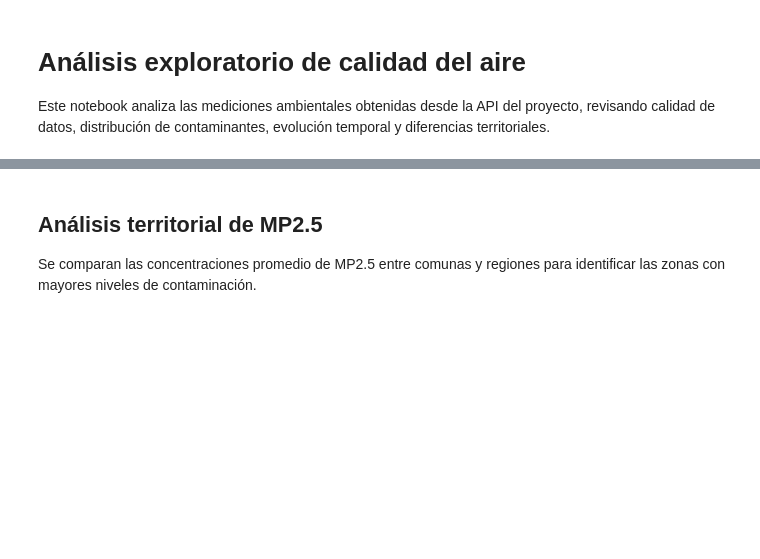
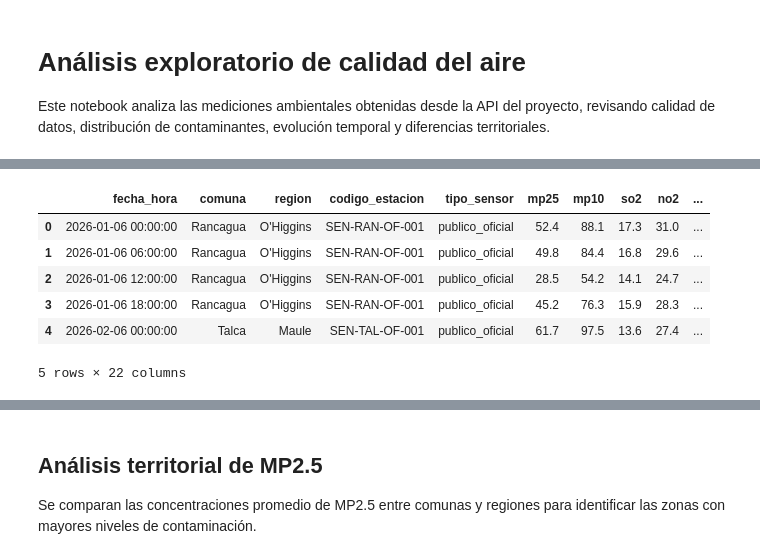
Before and after one commit to Cesitar16/air-quality-monitoring-platform, a Jupyter notebook: notebooks/01_eda_calidad_aire.ipynb, the cells around one changed output, grey strips where cells are left out. Drawn from its saved outputs; the diff is of its cells as text; code cells hidden in the pictures; blank space fills up the shorter version.

```diff
--- a/notebooks/01_eda_calidad_aire.ipynb
+++ b/notebooks/01_eda_calidad_aire.ipynb
@@ -33,12 +59,72 @@ Importaciones correctas
 
 Este notebook analiza las mediciones ambientales obtenidas desde la API del proyecto, revisando calidad de datos, distribución de contaminantes, evolución temporal y diferencias territoriales.
 # %%
-df_original = cargar_dataset_desde_api()
+ESTADO_DATOS = "provisionales"
+FUENTE_DATOS = "api"
+
+API_DATASET_URL = (
+    "http://localhost:8000"
+    "/analytics/dataset-modelado"
+)
+
+df_original = cargar_dataset_desde_api(
+    api_url=API_DATASET_URL,
+    limit=1000,
+    timeout=60,
+)
+
+columnas_esperadas = [
+    "fecha_hora",
+    "comuna",
+    "region",
+    "codigo_estacion",
+    "tipo_sensor",
+    "mp25",
+    "mp10",
+    "so2",
+    "no2",
+    "velocidad_viento",
+    "direccion_viento_grados",
+    "temperatura",
+    "humedad",
+    "indice_vulnerabilidad_respiratoria",
+    "emision_maxima_permitida",
+    "categoria_ica",
+]
+
+columnas_faltantes = [
+    columna
+    for columna in columnas_esperadas
+    if columna not in df_original.columns
+]
+
+if df_original.empty:
+    raise ValueError(
+        "La API devolvió un dataset vacío."
+    )
+
+if columnas_faltantes:
+    raise ValueError(
+        "Faltan columnas requeridas: "
+        + ", ".join(columnas_faltantes)
+    )
+
 df = limpiar_dataset(df_original)
 
-print(f"Filas originales: {len(df_original)}")
-print(f"Filas procesadas: {len(df)}")
-print(f"Columnas: {len(df.columns)}")
+duplicados_eliminados = (
+    len(df_original) - len(df)
+)
+
+print("Fuente: API paginada con datos integrados por el ETL")
+print(f"Filas obtenidas desde la API: {len(df_original)}")
+print(f"Filas después de la limpieza: {len(df)}")
+print(f"Duplicados eliminados: {duplicados_eliminados}")
+print(f"Columnas después de la limpieza: {len(df.columns)}")
+print(f"Fecha inicial: {df['fecha_hora'].min()}")
+print(f"Fecha final: {df['fecha_hora'].max()}")
+print(f"Regiones: {df['region'].nunique()}")
+print(f"Comunas: {df['comuna'].nunique()}")
+print(f"Estaciones: {df['codigo_estacion'].nunique()}")
 
 df.head()
 # %% [output]
@@ -46,3 +148,10 @@ NameError: name 'cargar_dataset_desde_api' is not defined
+|  | fecha_hora | comuna | region | codigo_estacion | tipo_sensor | mp25 | mp10 | so2 | no2 | ... |
+| 0 | 2026-01-06 00:00:00 | Rancagua | O'Higgins | SEN-RAN-OF-001 | publico_oficial | 52.4 | 88.1 | 17.3 | 31.0 | ... |
+| 1 | 2026-01-06 06:00:00 | Rancagua | O'Higgins | SEN-RAN-OF-001 | publico_oficial | 49.8 | 84.4 | 16.8 | 29.6 | ... |
+| 2 | 2026-01-06 12:00:00 | Rancagua | O'Higgins | SEN-RAN-OF-001 | publico_oficial | 28.5 | 54.2 | 14.1 | 24.7 | ... |
+| 3 | 2026-01-06 18:00:00 | Rancagua | O'Higgins | SEN-RAN-OF-001 | publico_oficial | 45.2 | 76.3 | 15.9 | 28.3 | ... |
+| 4 | 2026-02-06 00:00:00 | Talca | Maule | SEN-TAL-OF-001 | publico_oficial | 61.7 | 97.5 | 13.6 | 27.4 | ... |
+5 rows × 22 columns
 # %%
 resumen_calidad = generar_resumen_calidad(df)
 display(resumen_calidad)
```
Also changed, not shown: parts of 11 cells of this notebook, 1 other file.
